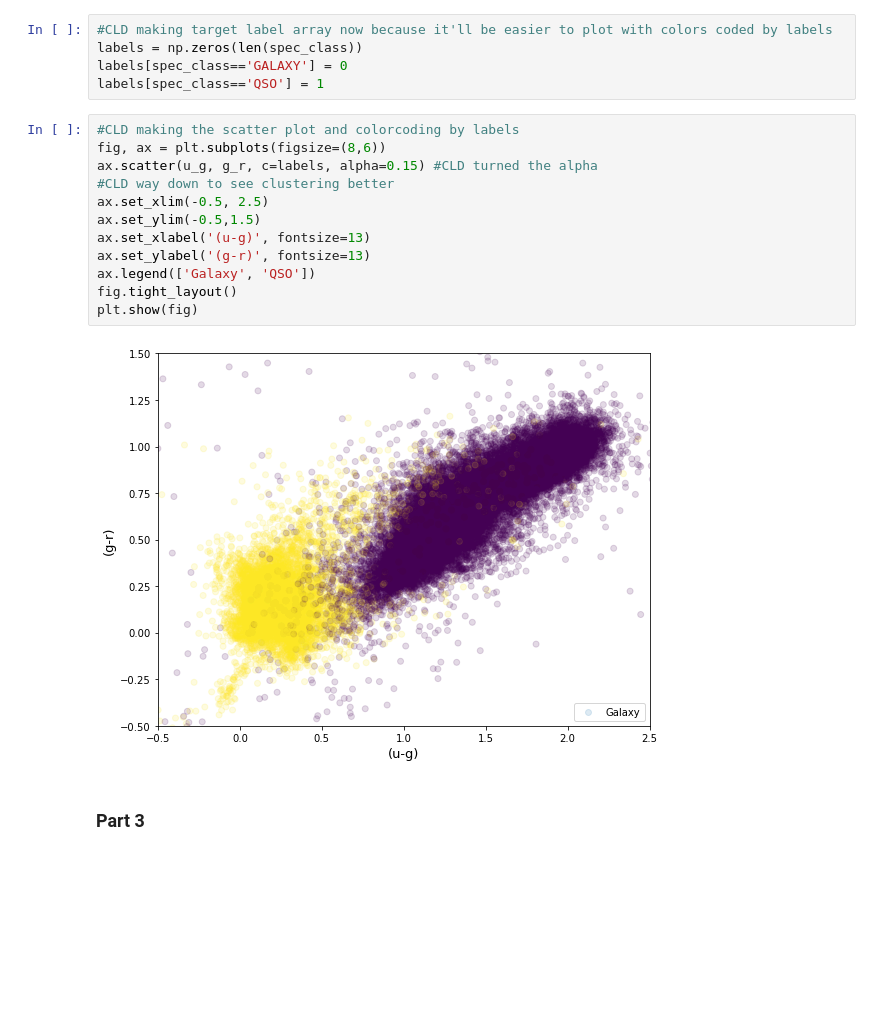
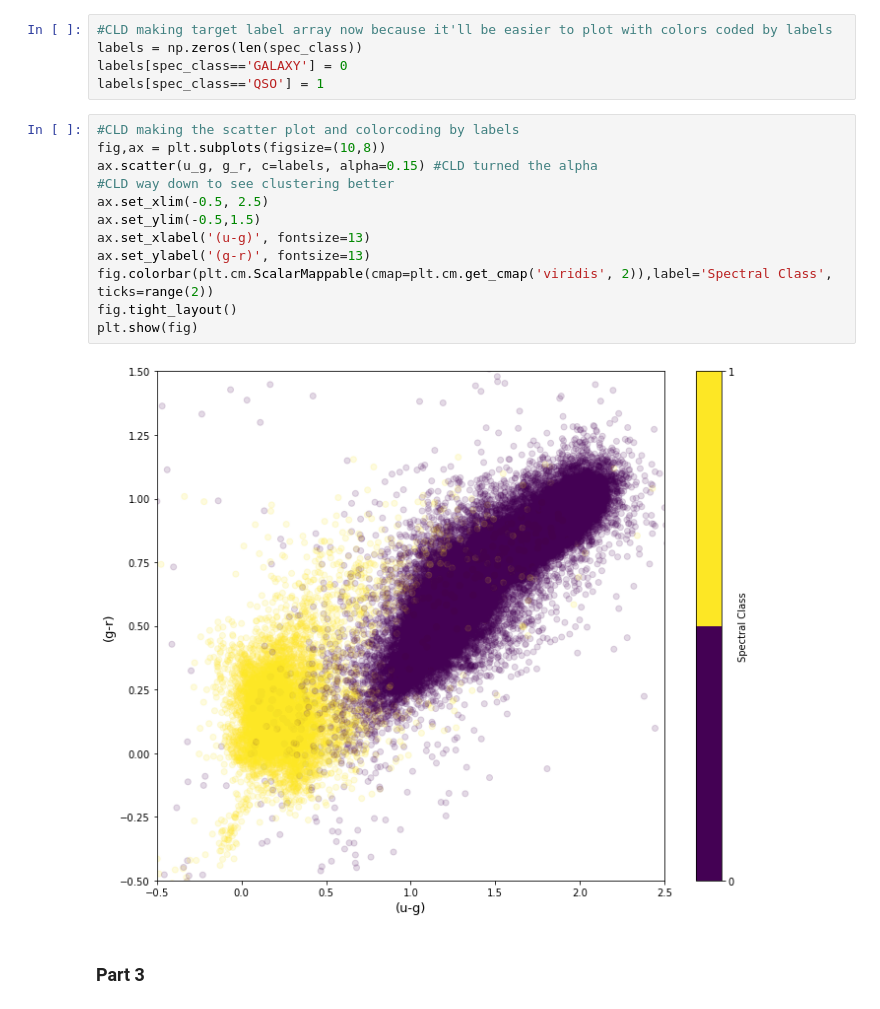
Before and after one commit to dgerosa/astrostatistics_bicocca_2023, a Jupyter notebook: coursework/student_folders/carrie_drake/vu_astr8070_s21_hw8_carriedrake.ipynb, the cells around one changed output. Cells and saved outputs as stored; diff of their text form; blank space fills up the shorter version.

```diff
--- a/coursework/student_folders/carrie_drake/vu_astr8070_s21_hw8_carriedrake.ipynb
+++ b/coursework/student_folders/carrie_drake/vu_astr8070_s21_hw8_carriedrake.ipynb
@@ -115,18 +115,18 @@ labels[spec_class=='GALAXY'] = 0
 labels[spec_class=='QSO'] = 1
 # %%
 #CLD making the scatter plot and colorcoding by labels
-fig, ax = plt.subplots(figsize=(8,6))
+fig,ax = plt.subplots(figsize=(10,8))
 ax.scatter(u_g, g_r, c=labels, alpha=0.15) #CLD turned the alpha
 #CLD way down to see clustering better
 ax.set_xlim(-0.5, 2.5)
 ax.set_ylim(-0.5,1.5)
 ax.set_xlabel('(u-g)', fontsize=13)
 ax.set_ylabel('(g-r)', fontsize=13)
-ax.legend(['Galaxy', 'QSO'])
+fig.colorbar(plt.cm.ScalarMappable(cmap=plt.cm.get_cmap('viridis', 2)),label='Spectral Class', ticks=range(2))
 fig.tight_layout()
 plt.show(fig)
 # %% [output]
-[figure, old version]
+[figure, new version]
 # %% [markdown]
 ### Part 3
 # %%
```
Also changed, not shown: parts of 1 cell of this notebook.
